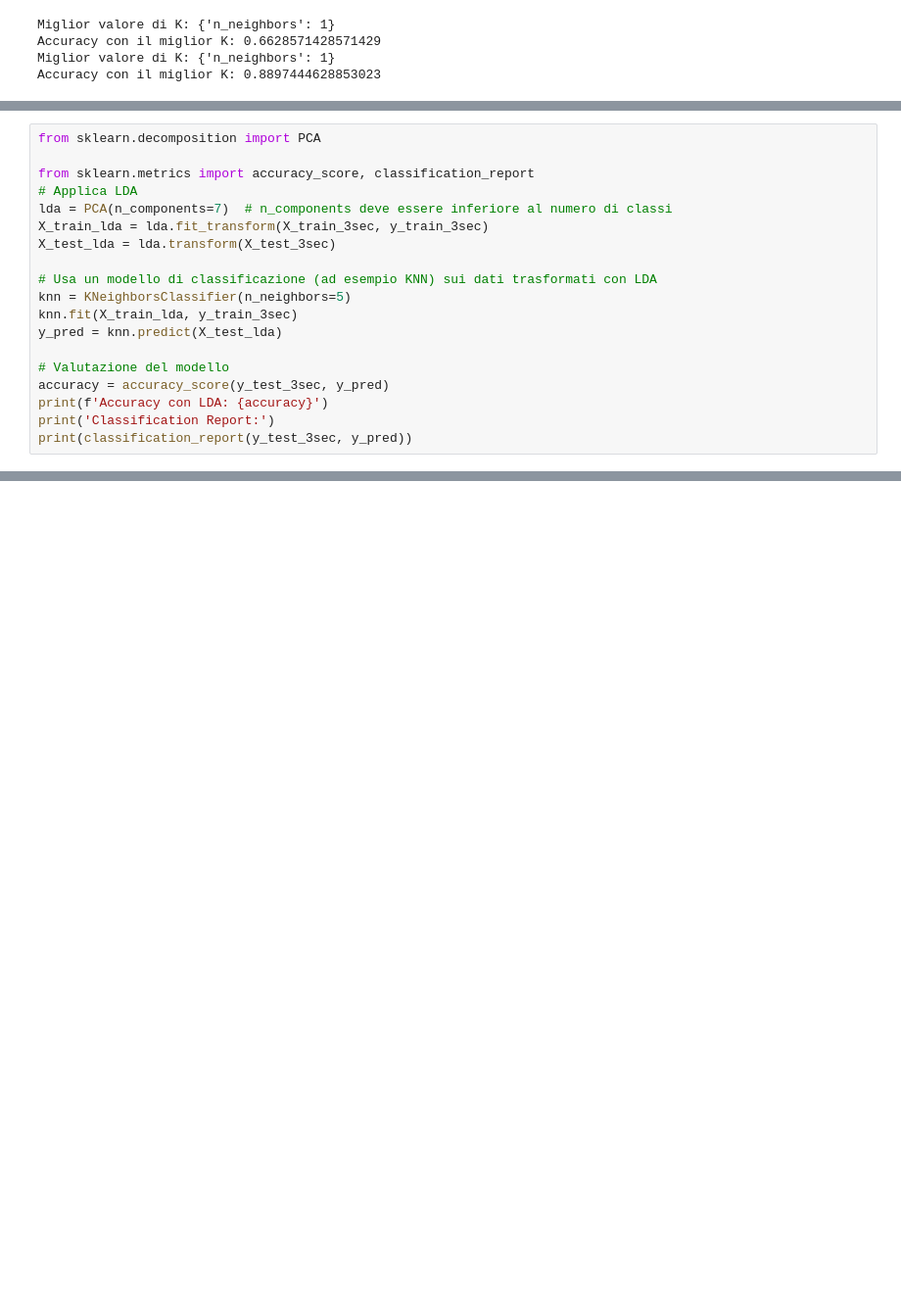
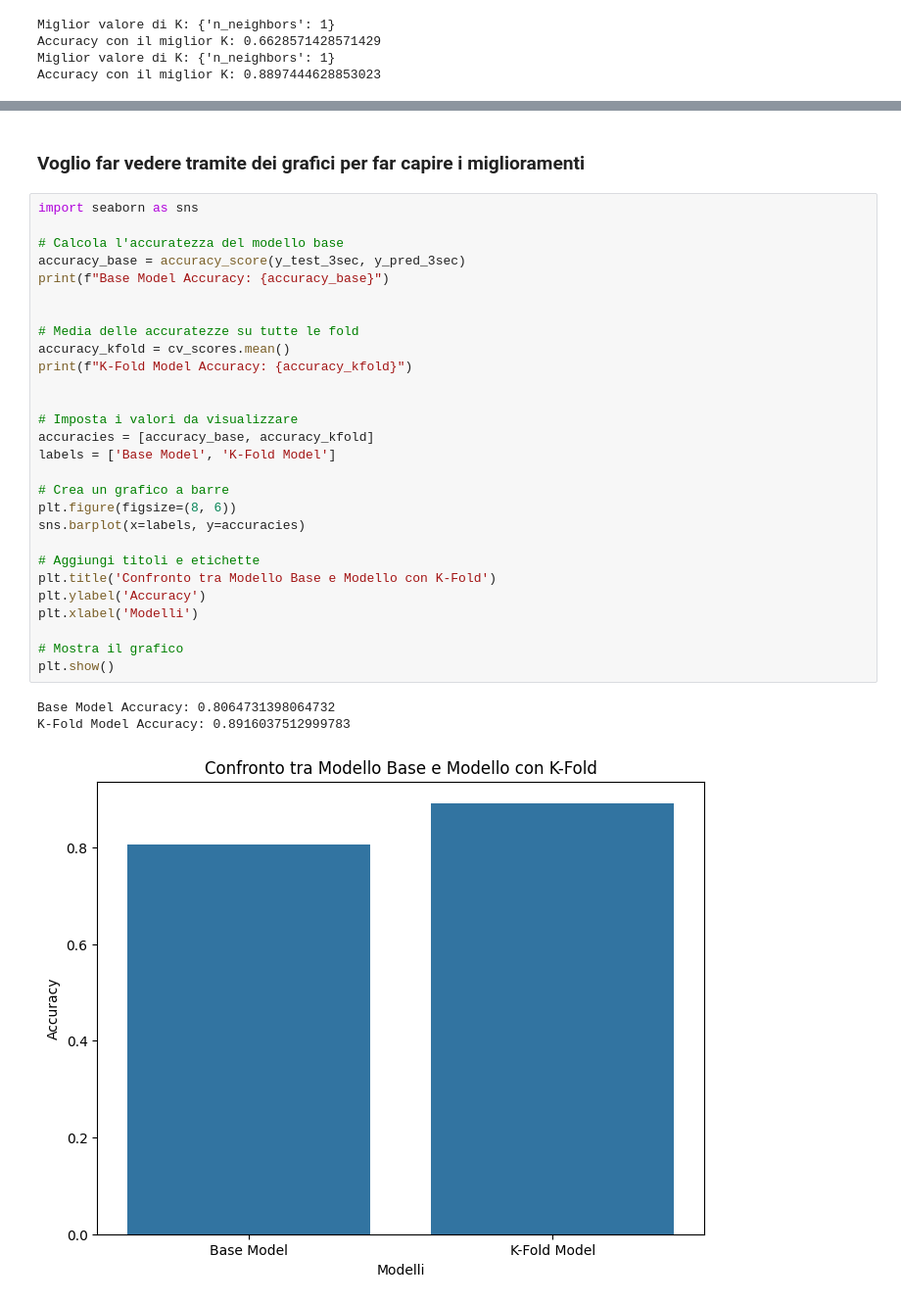
Before and after one commit to matteoromeo2911/Progetto-MachineLearning, a Jupyter notebook: Progetto-Classificazione.ipynb, the cells around one changed output, grey strips where cells are left out. Shown at 98% size. Cells and saved outputs as stored; diff of their text form; blank space fills up the shorter version.

Commit message:
Inseriemnto prova grafico per accentuare i miglioramenti

```diff
--- a/Progetto-Classificazione.ipynb
+++ b/Progetto-Classificazione.ipynb
@@ -293,19 +249,0 @@ weighted avg       0.76      0.76      0.75      2997
-# %%
-from sklearn.decomposition import PCA
-
-from sklearn.metrics import accuracy_score, classification_report
-# Applica LDA
-lda = PCA(n_components=7)  # n_components deve essere inferiore al numero di classi
-X_train_lda = lda.fit_transform(X_train_3sec, y_train_3sec)
-X_test_lda = lda.transform(X_test_3sec)
-
-# Usa un modello di classificazione (ad esempio KNN) sui dati trasformati con LDA
-knn = KNeighborsClassifier(n_neighbors=5)
-knn.fit(X_train_lda, y_train_3sec)
-y_pred = knn.predict(X_test_lda)
-
-# Valutazione del modello
-accuracy = accuracy_score(y_test_3sec, y_pred)
-print(f'Accuracy con LDA: {accuracy}')
-print('Classification Report:')
-print(classification_report(y_test_3sec, y_pred))
@@ -330,0 +374,34 @@ weighted avg       0.71      0.71      0.71      2997
+# %% [markdown]
+<h3>Voglio far vedere tramite dei grafici per far capire i miglioramenti
+# %%
+import seaborn as sns
+
+# Calcola l'accuratezza del modello base
+accuracy_base = accuracy_score(y_test_3sec, y_pred_3sec)
+print(f"Base Model Accuracy: {accuracy_base}")
+
+
+# Media delle accuratezze su tutte le fold
+accuracy_kfold = cv_scores.mean()
+print(f"K-Fold Model Accuracy: {accuracy_kfold}")
+
+
+# Imposta i valori da visualizzare
+accuracies = [accuracy_base, accuracy_kfold]
+labels = ['Base Model', 'K-Fold Model']
+
+# Crea un grafico a barre
+plt.figure(figsize=(8, 6))
+sns.barplot(x=labels, y=accuracies)
+
+# Aggiungi titoli e etichette
+plt.title('Confronto tra Modello Base e Modello con K-Fold')
+plt.ylabel('Accuracy')
+plt.xlabel('Modelli')
+
+# Mostra il grafico
+plt.show()
+# %% [output]
+Base Model Accuracy: 0.8064731398064732
+K-Fold Model Accuracy: 0.8916037512999783
+[figure, added]
```
Also changed, not shown: parts of 13 cells of this notebook, 4 other files.
